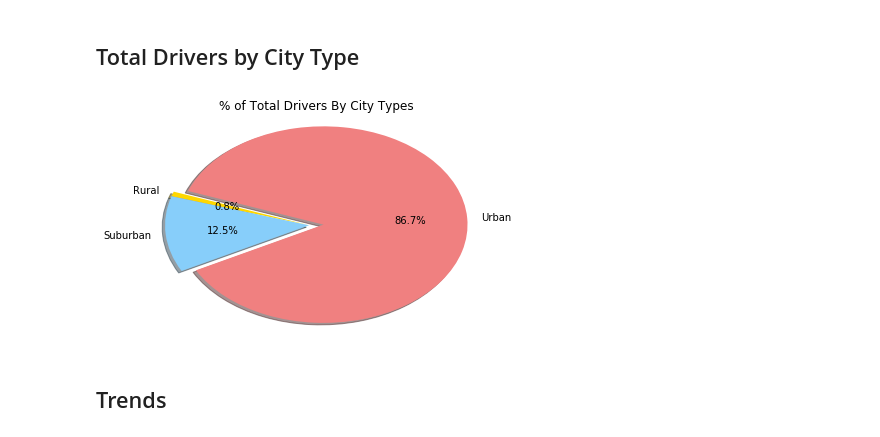
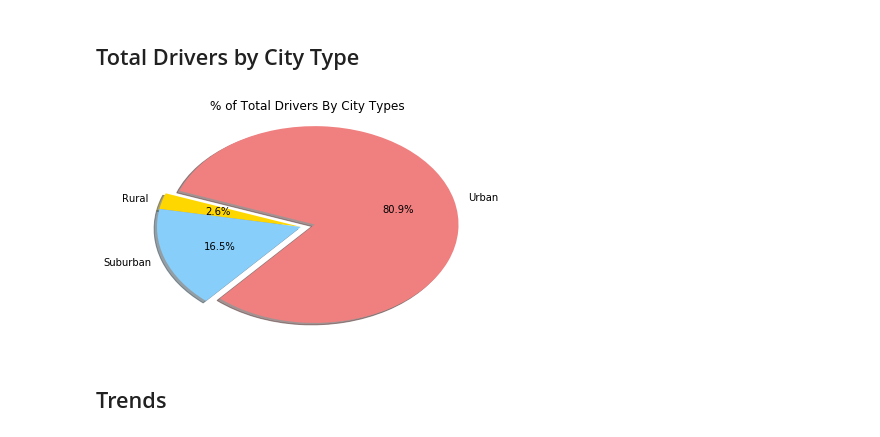
Before and after one commit to cristina-iacob/Pyber, a Jupyter notebook: pyber_CI.ipynb, the cells around one changed output. Cells and saved outputs as stored; diff of their text form; code cells hidden in the pictures.

```diff
--- a/pyber_CI.ipynb
+++ b/pyber_CI.ipynb
@@ -143,25 +143,25 @@ plt.show()
 ## Total Drivers by City Type
 # %%
 # Calculate Driver Percents
-total_drivers = city_ride_df.groupby(['type'])['driver_count'].sum()
+total_drivers = city_df.groupby(['type'])['driver_count'].sum()
 
 # Build Pie Charts
 labels = ["Rural","Suburban","Urban" ]
 colors = ["gold","lightskyblue","lightcoral"]
 explode = (0, 0, 0.1)
 plt.title("% of Total Drivers By City Types")
 plt.pie(total_drivers, explode=explode, labels=labels, colors=colors,
         autopct="%1.1f%%", shadow=True, startangle=160)
 #plt.axis("equal")
 plt.axis("auto")
 
 # Save Figure
 plt.savefig("total_drivers_by_city_type.png")
 
 # Show Figure
 plt.show()
 # %% [output]
-[figure, old version]
+[figure, new version]
 # %% [markdown]
 ## Trends
 # %% [markdown]
```
Also changed, not shown: 1 other file.
